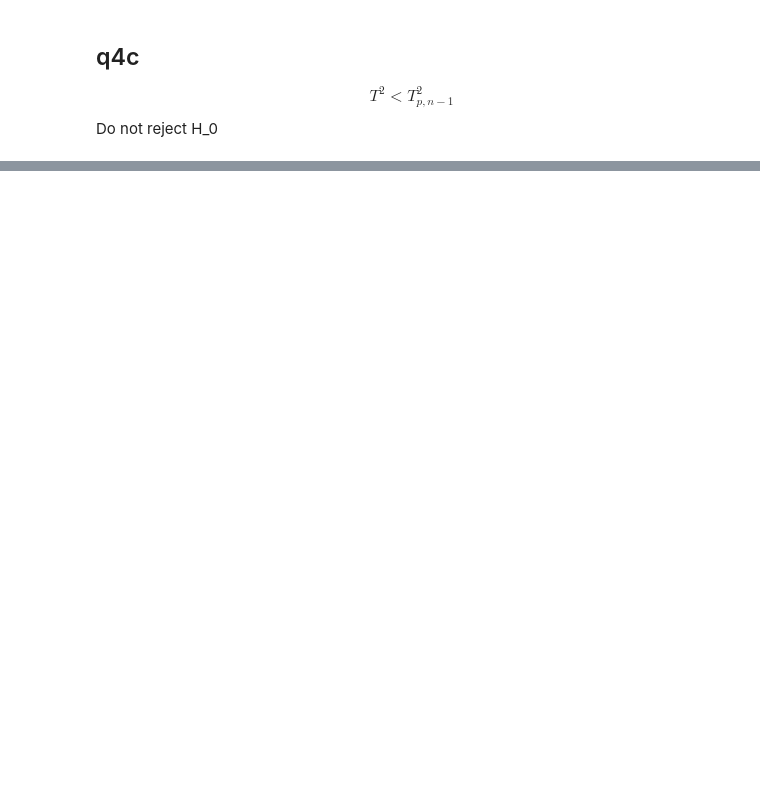
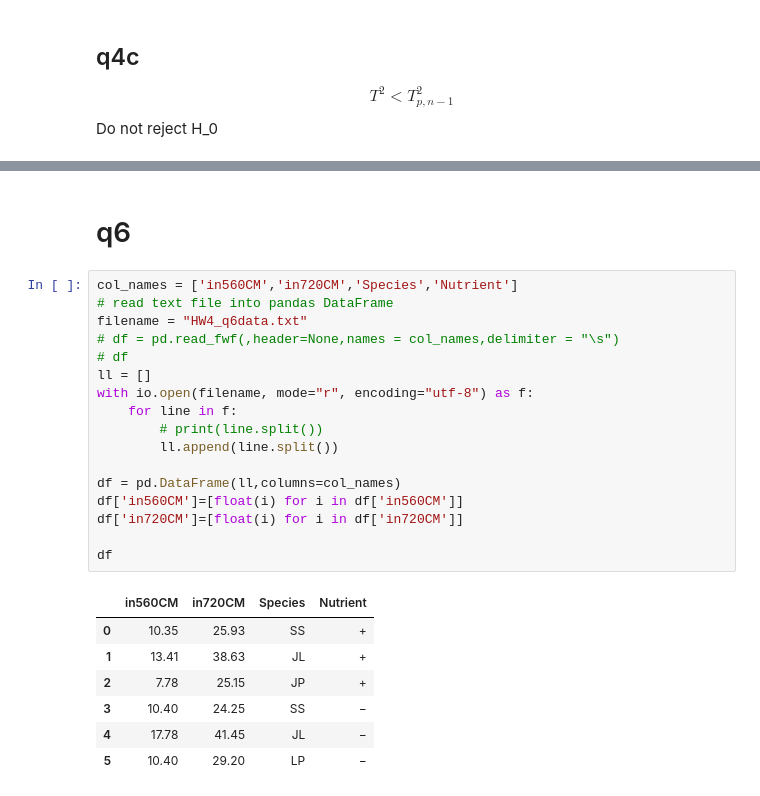
Before and after one commit to Chuanhuan/NTU-Classes, a Jupyter notebook: Data Analytics/hw4-jack.ipynb, the cells around one changed output, grey strips where cells are left out. Drawn from its saved outputs; the diff is of its cells as text; blank space fills up the shorter version.

```diff
--- a/Data Analytics/hw4-jack.ipynb
+++ b/Data Analytics/hw4-jack.ipynb
@@ -237,0 +360,27 @@ Do not reject H_0
+# %% [markdown]
+# q6
+# %%
+col_names = ['in560CM','in720CM','Species','Nutrient']
+# read text file into pandas DataFrame
+filename = "HW4_q6data.txt"
+# df = pd.read_fwf(,header=None,names = col_names,delimiter = "\s")
+# df
+ll = []
+with io.open(filename, mode="r", encoding="utf-8") as f:
+    for line in f:
+        # print(line.split())
+        ll.append(line.split())
+
+df = pd.DataFrame(ll,columns=col_names)
+df['in560CM']=[float(i) for i in df['in560CM']]
+df['in720CM']=[float(i) for i in df['in720CM']]
+
+df
+# %% [output]
+|  | in560CM | in720CM | Species | Nutrient |
+| 0 | 10.35 | 25.93 | SS | + |
+| 1 | 13.41 | 38.63 | JL | + |
+| 2 | 7.78 | 25.15 | JP | + |
+| 3 | 10.40 | 24.25 | SS | − |
+| 4 | 17.78 | 41.45 | JL | − |
+| 5 | 10.40 | 29.20 | LP | − |
```
Also changed, not shown: parts of 27 cells of this notebook, 3 other files.
